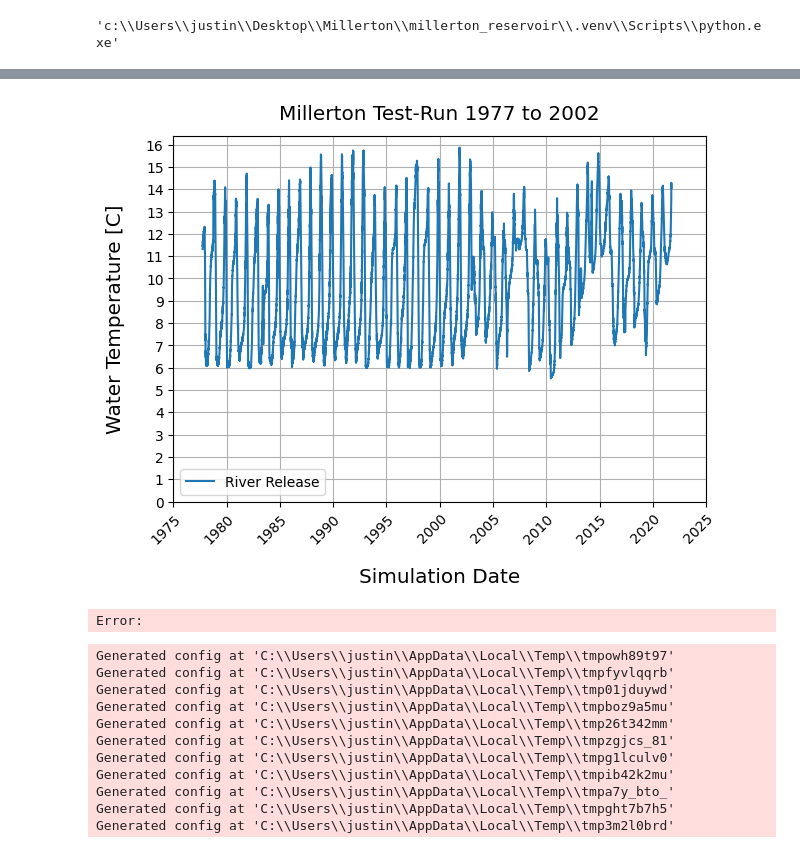
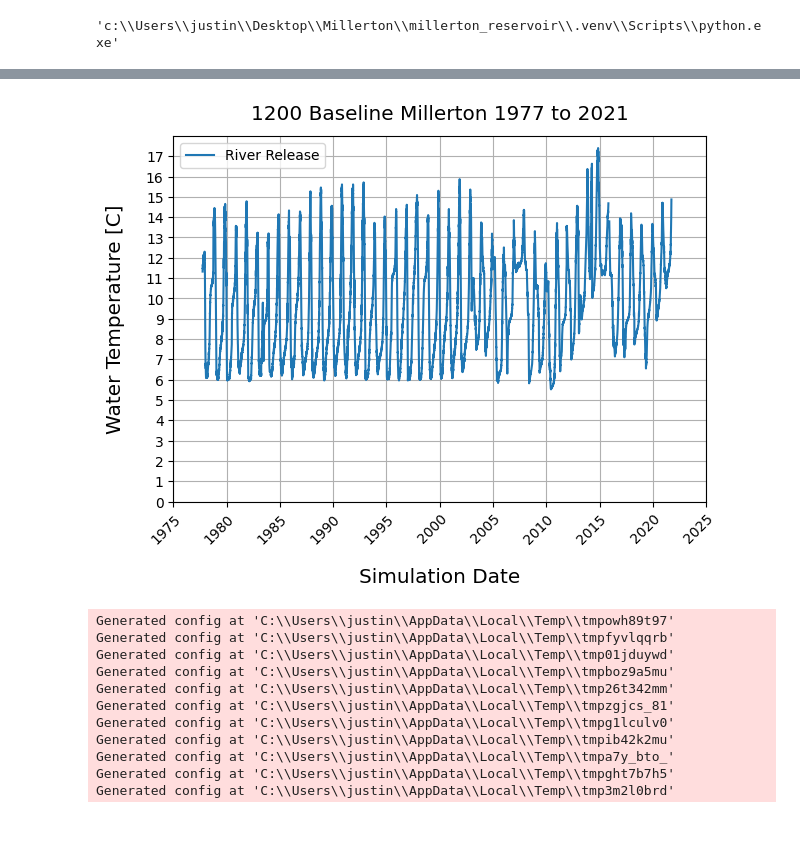
Before and after one commit to steelhead-dev/millerton_reservoir, a Jupyter notebook: 2026_CalSim_Baseline.ipynb, the cells around one changed output, grey strips where cells are left out. Drawn from its saved outputs; the diff is of its cells as text; code cells hidden in the pictures.

Commit message:
Updated notebooke and 1200 and 2500 baseline flow files

```diff
--- a/2026_CalSim_Baseline.ipynb
+++ b/2026_CalSim_Baseline.ipynb
@@ -76,6 +76,6 @@ Wall time: 2.38 s
 # %%
 # base_run = RunResult("analysis_runs/CalSim_Baseline/CalSim_Baseline")
-base_run = RunResult("analysis_runs/CalSim_Baseline/CalSim_Baseline_w_Vol")
+base_run = RunResult("analysis_runs/CalSim_Baseline/1200_Baseline")
 base_mix = base_run.mixing_temperature(4)
 # base_mix_2 = base_run_2.mixing_temperature(4)
 # %%
@@ -93,36 +93,35 @@ ax.set_xticks(xticks, labels=labels)
 ax.set_xticks(xticks, labels=labels, rotation=45, ha="right", rotation_mode="anchor")
 
 # Resize the axis labels
 ax.set_ylabel(ax.get_ylabel(), fontsize="x-large", labelpad=15)
 ax.set_xlabel(ax.get_xlabel(), fontsize="x-large", labelpad=15)
 
 #Format x-axis labels to Month(short) and day
 ax.xaxis.set_major_formatter(mdates.DateFormatter("%Y"))
 
 # Set y-axis to start at zero
 ax.set_ylim(bottom=0)
 ax.yaxis.set_major_locator(ticker.MultipleLocator(1))
 
 # Set axis label
 ax.set_ylabel("Water Temperature [C]")
 
 ax.set_xlabel("Simulation Date")
 
 # Set grid to show
 plt.grid()
 
 # Add a legend to the plot
 ax.legend(loc="best")
 
 # Resize the figure to accommodate the changes to axis labels
 plt.tight_layout()
 
-ax.set_title("Millerton Test-Run 1977 to 2002", fontsize="x-large", pad=12)
+ax.set_title("1200 Baseline Millerton 1977 to 2021", fontsize="x-large", pad=12)
 
 plt.show()
 # %% [output]
-[figure, old version]
+[figure, new version]
-Error:
 # %%
 met_para_list = [historic / "met_data" /"2022_CEQUAL_met_inputs.csv",
 historic / "met_data" /"2023_CEQUAL_met_inputs.csv",
```
Also changed, not shown: parts of 2 cells of this notebook, 2 other files.
